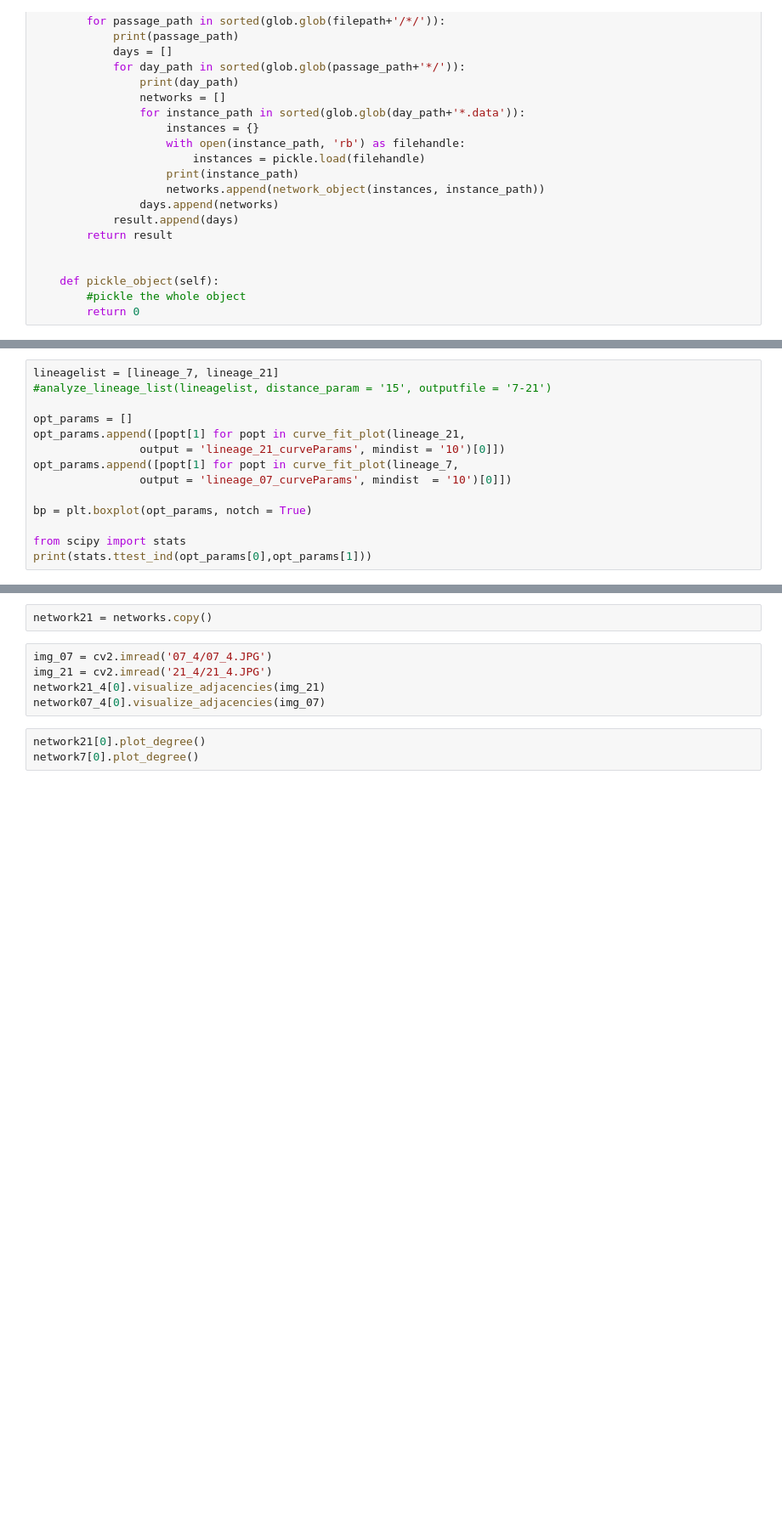
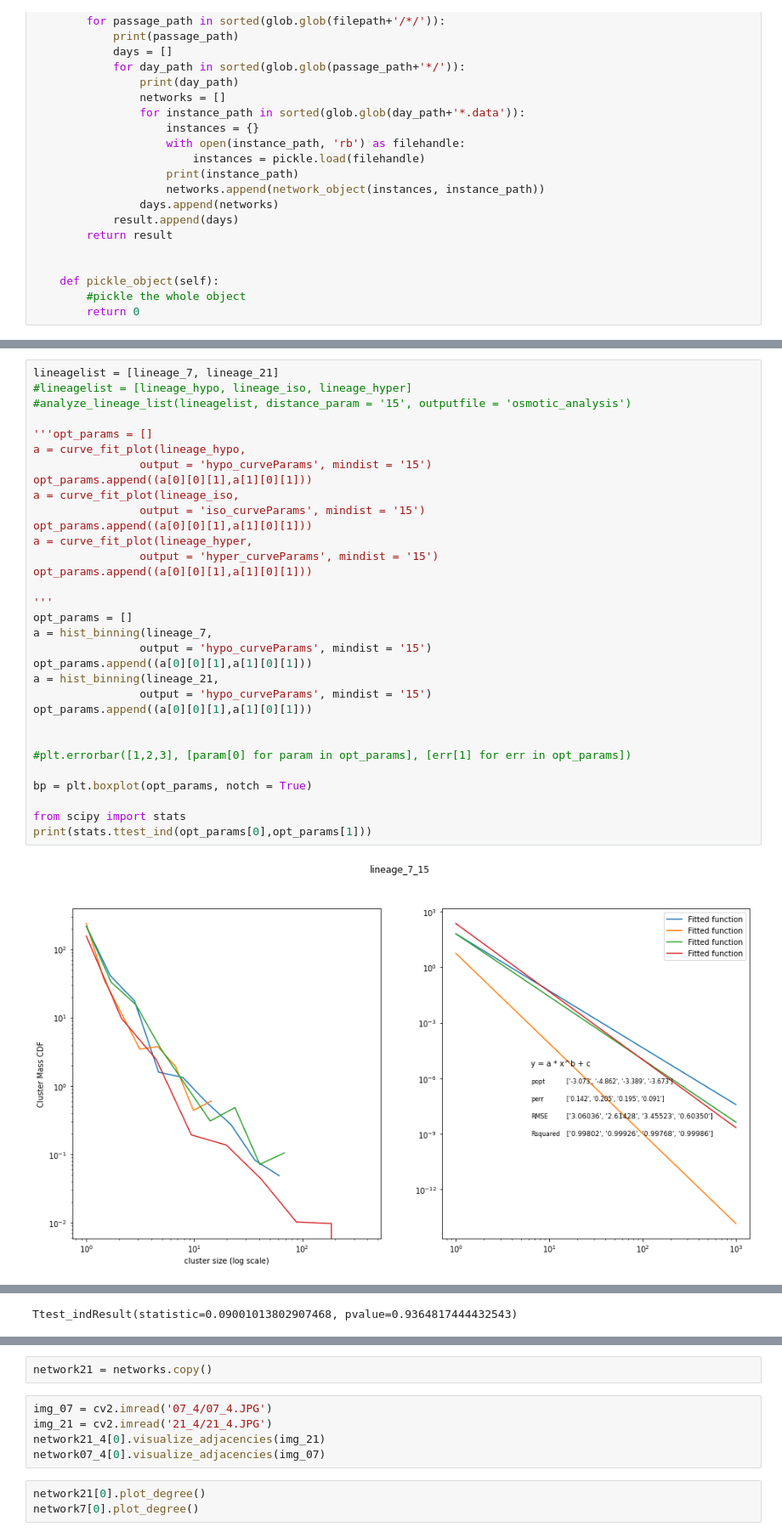
Before and after one commit to trevor-chan/research, a Jupyter notebook: morpho_scripts/NetworkAnalysis.ipynb, the cells around one changed output, grey strips where cells are left out. Shown at 85% size. Cells and saved outputs as stored; diff of their text form; blank space fills up the shorter version.

```diff
--- a/morpho_scripts/NetworkAnalysis.ipynb
+++ b/morpho_scripts/NetworkAnalysis.ipynb
@@ -549,17 +687,3 @@ def hist_binning(lineage, output = None, mindist = None):
 
 
     return (popt_, perr_, Rsquared_)
-# %%
-lineagelist = [lineage_7, lineage_21]
-#analyze_lineage_list(lineagelist, distance_param = '15', outputfile = '7-21')
-
-opt_params = []
-opt_params.append([popt[1] for popt in curve_fit_plot(lineage_21,
-                output = 'lineage_21_curveParams', mindist = '10')[0]])
-opt_params.append([popt[1] for popt in curve_fit_plot(lineage_7,
-                output = 'lineage_07_curveParams', mindist  = '10')[0]])
-
-bp = plt.boxplot(opt_params, notch = True)
-
-from scipy import stats
-print(stats.ttest_ind(opt_params[0],opt_params[1]))
@@ -572,0 +690,34 @@ Ttest_indResult(statistic=-1.9898552079162752, pvalue=0.09373484504211618)
+# %%
+lineagelist = [lineage_7, lineage_21]
+#lineagelist = [lineage_hypo, lineage_iso, lineage_hyper]
+#analyze_lineage_list(lineagelist, distance_param = '15', outputfile = 'osmotic_analysis')
+
+'''opt_params = []
+a = curve_fit_plot(lineage_hypo,
+                output = 'hypo_curveParams', mindist = '15')
+opt_params.append((a[0][0][1],a[1][0][1]))
+a = curve_fit_plot(lineage_iso,
+                output = 'iso_curveParams', mindist = '15')
+opt_params.append((a[0][0][1],a[1][0][1]))
+a = curve_fit_plot(lineage_hyper,
+                output = 'hyper_curveParams', mindist = '15')
+opt_params.append((a[0][0][1],a[1][0][1]))
+
+'''
+opt_params = []
+a = hist_binning(lineage_7,
+                output = 'hypo_curveParams', mindist = '15')
+opt_params.append((a[0][0][1],a[1][0][1]))
+a = hist_binning(lineage_21,
+                output = 'hypo_curveParams', mindist = '15')
+opt_params.append((a[0][0][1],a[1][0][1]))
+
+
+#plt.errorbar([1,2,3], [param[0] for param in opt_params], [err[1] for err in opt_params])
+
+bp = plt.boxplot(opt_params, notch = True)
+
+from scipy import stats
+print(stats.ttest_ind(opt_params[0],opt_params[1]))
+# %% [output]
+[figure, added]
@@ -572,0 +725 @@ Ttest_indResult(statistic=-1.9898552079162752, pvalue=0.09373484504211618)
+Ttest_indResult(statistic=0.09001013802907468, pvalue=0.9364817444432543)
```
Also changed, not shown: parts of 11 cells of this notebook.
